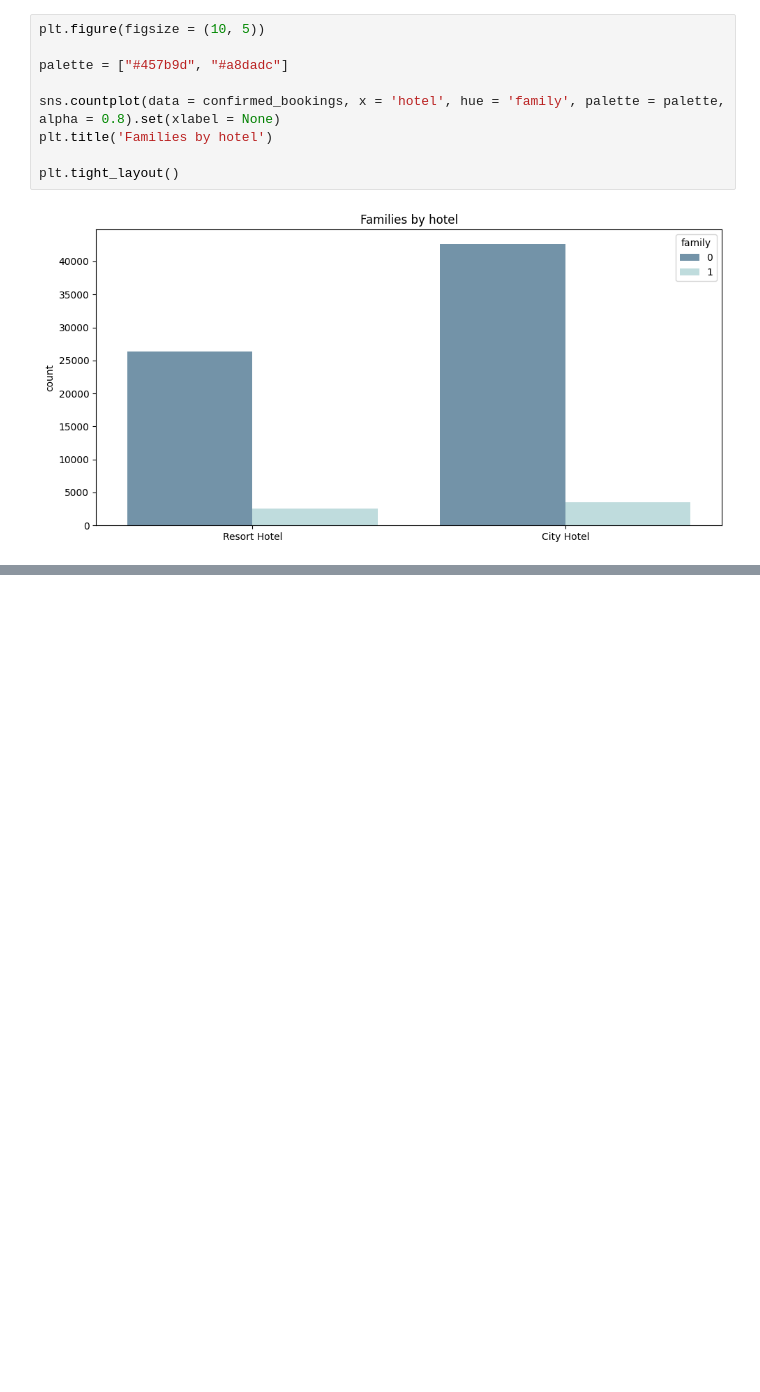
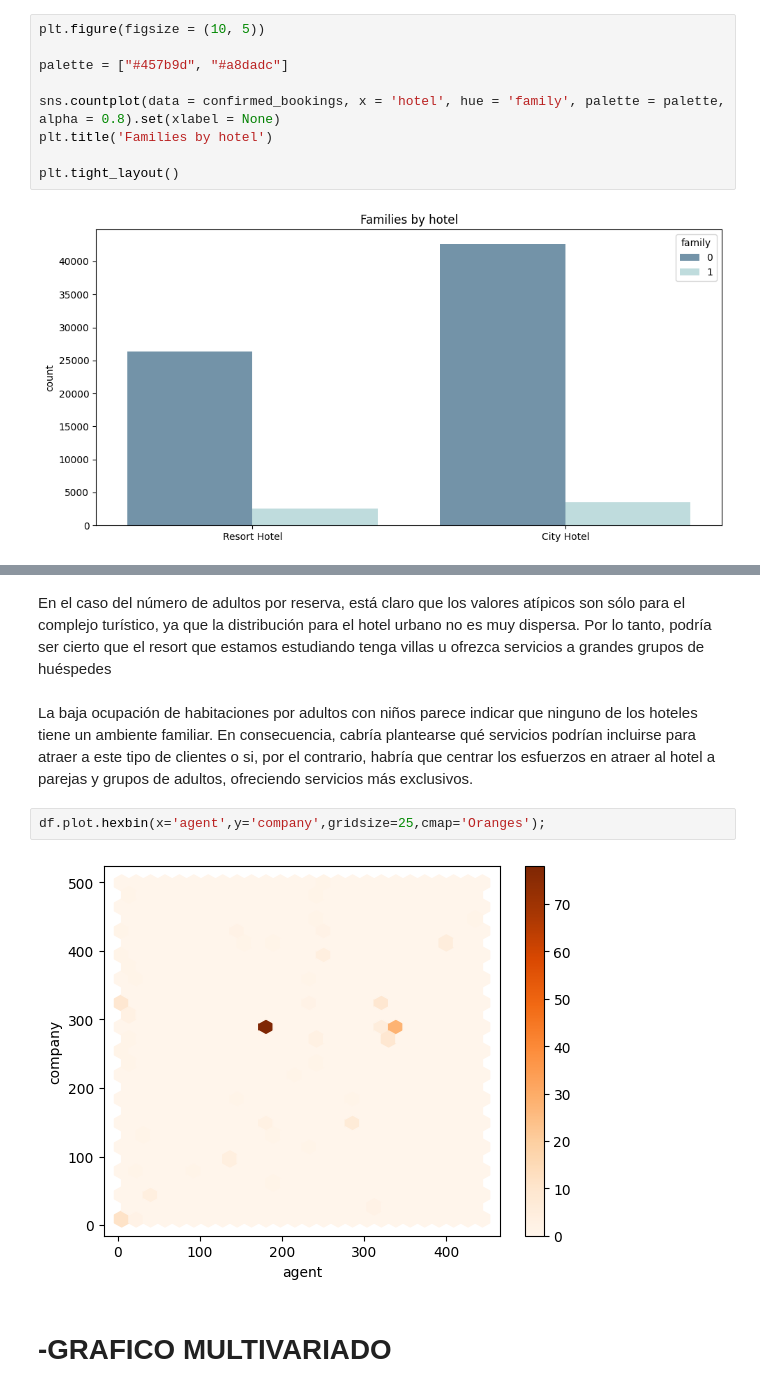
Before and after one commit to MezaMauricio/DataScience-CH, a Jupyter notebook: ProyectoDS_Partel_Meza.ipynb, the cells around one changed output, grey strips where cells are left out. Drawn from its saved outputs; the diff is of its cells as text; blank space fills up the shorter version.

```diff
--- a/Datasets_Meza.ipynb
+++ b/ProyectoDS_Partel_Meza.ipynb
@@ -220,0 +261,10 @@ plt.tight_layout()
+# %% [markdown]
+En el caso del número de adultos por reserva, está claro que los valores atípicos son sólo para el complejo turístico, ya que la distribución para el hotel urbano no es muy dispersa. Por lo tanto, podría ser cierto que el resort que estamos estudiando tenga villas u ofrezca servicios a grandes grupos de huéspedes
+# %% [markdown]
+La baja ocupación de habitaciones por adultos con niños parece indicar que ninguno de los hoteles tiene un ambiente familiar. En consecuencia, cabría plantearse qué servicios podrían incluirse para atraer a este tipo de clientes o si, por el contrario, habría que centrar los esfuerzos en atraer al hotel a parejas y grupos de adultos, ofreciendo servicios más exclusivos.
+# %%
+df.plot.hexbin(x='agent',y='company',gridsize=25,cmap='Oranges');
+# %% [output]
+[figure, added]
+# %% [markdown]
+# -GRAFICO MULTIVARIADO
```
Also changed, not shown: parts of 18 cells of this notebook.
